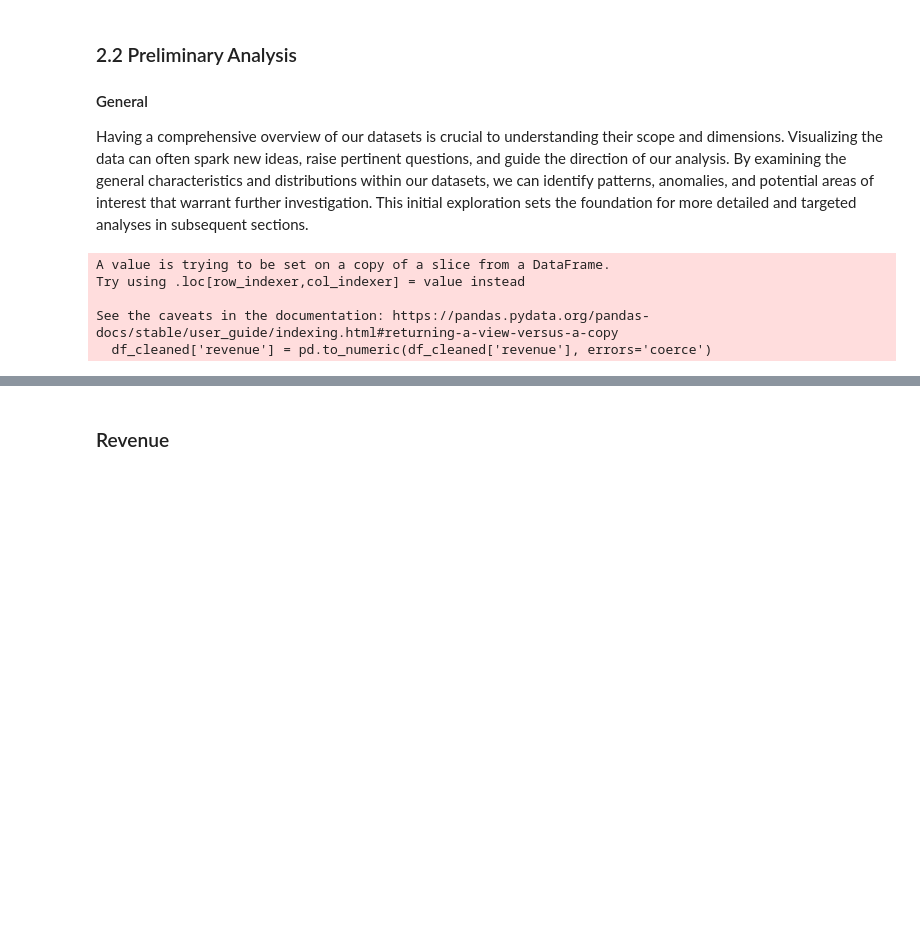
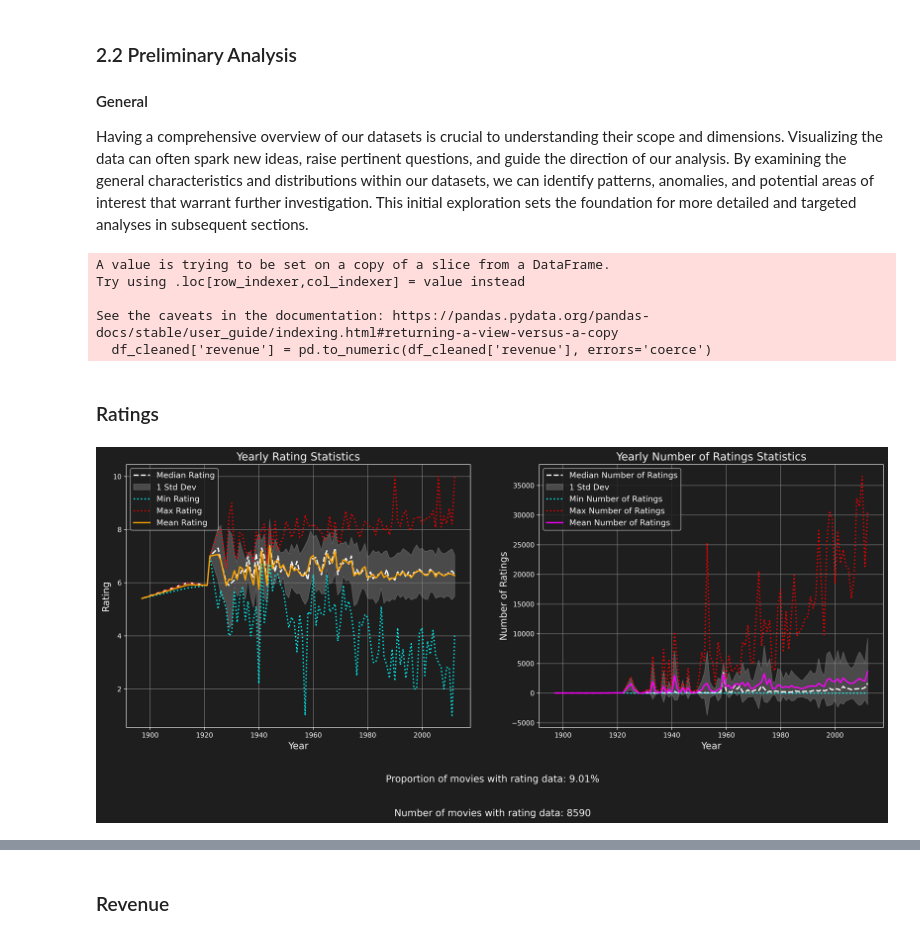
Before and after one commit to epfl-ada/ada-2024-project-spaghetti-raclette-tangyuan-horizon-nexus, a Jupyter notebook: results.ipynb, the cells around one changed output, grey strips where cells are left out. Cells and saved outputs as stored; diff of their text form; code cells hidden in the pictures; blank space fills up the shorter version.

```diff
--- a/results.ipynb
+++ b/results.ipynb
@@ -170,3 +137,70 @@ Try using .loc[row_indexer,col_indexer] = value instead
 
 See the caveats in the documentation: https://pandas.pydata.org/pandas-docs/stable/user_guide/indexing.html#returning-a-view-versus-a-copy
   df_cleaned['revenue'] = pd.to_numeric(df_cleaned['revenue'], errors='coerce')
+# %% [markdown]
+### Ratings
+# %%
+# Ensure the release_date column is in datetime format
+df_cleaned['release_date'] = pd.to_datetime(df_cleaned['release_date'], errors='coerce')
+
+# Filter out movies with 0 ratings
+df_filtered_ratings = df_cleaned[df_cleaned['rating'] > 0]
+
+# Group by year and calculate the statistics for ratings
+rating_stats = df_filtered_ratings.groupby(df_filtered_ratings['release_date'].dt.year)['rating'].agg(['mean', 'median', 'std', 'min', 'max'])
+
+# Filter out movies with 0 vote_count
+df_filtered_votes = df_cleaned[df_cleaned['vote_count'] > 0]
+
+# Group by year and calculate the statistics for vote_count
+vote_count_stats = df_filtered_votes.groupby(df_filtered_votes['release_date'].dt.year)['vote_count'].agg(['mean', 'median', 'std', 'min', 'max'])
+
+# Set the dark mode style
+plt.style.use('dark_background')
+
+# Create subplots
+fig, axes = plt.subplots(nrows=1, ncols=2, figsize=(20, 7), dpi=300)
+fig.patch.set_facecolor(background_color)
+for ax in axes:
+    ax.set_facecolor(background_color)
+
+# Plot the rating statistics
+axes[0].plot(rating_stats.index, rating_stats['median'], label='Median Rating', color='white', linewidth=2, linestyle='--')
+axes[0].fill_between(rating_stats.index, rating_stats['mean'] - rating_stats['std'], rating_stats['mean'] + rating_stats['std'], color='white', alpha=0.2, label='1 Std Dev')
+axes[0].plot(rating_stats.index, rating_stats['min'], label='Min Rating', linestyle=':', color='cyan', linewidth=2)
+axes[0].plot(rating_stats.index, rating_stats['max'], label='Max Rating', linestyle=':', color='red', linewidth=2)
+axes[0].plot(rating_stats.index, rating_stats['mean'], label='Mean Rating', color='orange', linewidth=2)
+axes[0].set_title('Yearly Rating Statistics', fontsize=16, color='white')
+axes[0].set_xlabel('Year', fontsize=14, color='white')
+axes[0].set_ylabel('Rating', fontsize=14, color='white')
+axes[0].grid(True, color='gray')
+legend = axes[0].legend(fontsize=12, loc='upper left')
+legend.get_frame().set_facecolor(background_color)
+
+# Plot the vote count statistics
+axes[1].plot(vote_count_stats.index, vote_count_stats['median'], label='Median Number of Ratings', color='white', linewidth=2, linestyle='--')
+axes[1].fill_between(vote_count_stats.index, vote_count_stats['mean'] - vote_count_stats['std'], vote_count_stats['mean'] + vote_count_stats['std'], color='white', alpha=0.2, label='1 Std Dev')
+axes[1].plot(vote_count_stats.index, vote_count_stats['min'], label='Min Number of Ratings', linestyle=':', color='cyan', linewidth=2)
+axes[1].plot(vote_count_stats.index, vote_count_stats['max'], label='Max Number of Ratings', linestyle=':', color='red', linewidth=2)
+axes[1].plot(vote_count_stats.index, vote_count_stats['mean'], label='Mean Number of Ratings', color='magenta', linewidth=2)
+axes[1].set_title('Yearly Number of Ratings Statistics', fontsize=16, color='white')
+axes[1].set_xlabel('Year', fontsize=14, color='white')
+axes[1].set_ylabel('Number of Ratings', fontsize=14, color='white')
+axes[1].grid(True, color='gray')
+legend = axes[1].legend(fontsize=12, loc='upper left')
+legend.get_frame().set_facecolor(background_color)
+
+# Set tick parameters
+for ax in axes:
+    ax.tick_params(axis='x', colors='white')
+    ax.tick_params(axis='y', colors='white')
+
+# Add the number of movies plotted at the bottom of the figure
+num_movies_plotted = len(df_cleaned)
+proportion_with_rating = num_movies_plotted / total_movies
+plt.figtext(0.5, -0.05, f"Proportion of movies with rating data: {proportion_with_rating:.2%}", ha='center', fontsize=14, color='white')
+plt.figtext(0.5, -0.15, f"Number of movies with rating data: {num_movies_plotted}", ha='center', fontsize=14, color='white')
+
+plt.show()
+# %% [output]
+[figure, added]
```
Also changed, not shown: parts of 12 cells of this notebook.
